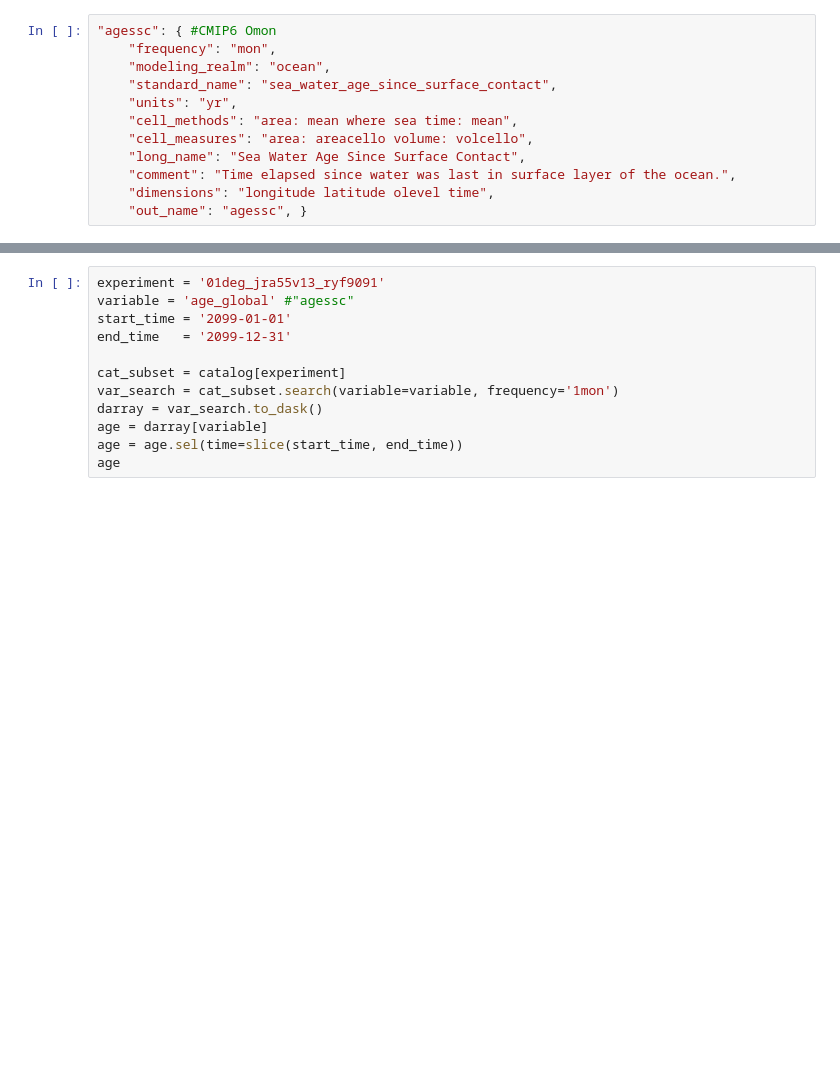
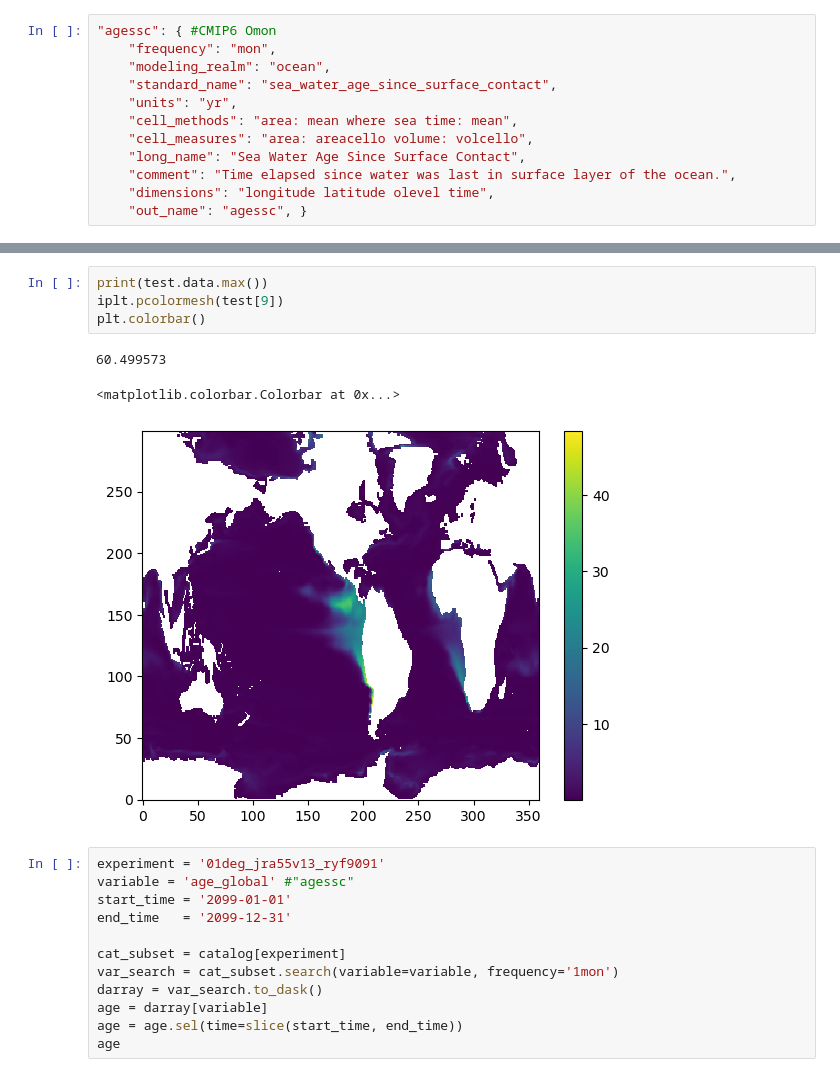
Before and after one commit to ACCESS-NRI/ACCESS-ENSO-recipes, a Jupyter notebook: cosima/Extract_Variables_at_Ocean_Bottom.ipynb, the cells around one changed output, grey strips where cells are left out. Saved outputs shown, nothing was run; the diff lists cells and outputs as text; blank space fills up the shorter version.

```diff
--- a/cosima/Extract_Variables_at_Ocean_Bottom.ipynb
+++ b/cosima/Extract_Variables_at_Ocean_Bottom.ipynb
@@ -49,3 +109,11 @@ Now, let's set the experiment and time interval, and average ideal age over a ye
+# %%
+print(test.data.max())
+iplt.pcolormesh(test[9])
+plt.colorbar()
+# %% [output]
+60.499573
+<matplotlib.colorbar.Colorbar at 0x...>
+[figure, added]
 # %%
 experiment = '01deg_jra55v13_ryf9091'
 variable = 'age_global' #"agessc"
```
Also changed, not shown: parts of 5 cells of this notebook, 4 other files.
